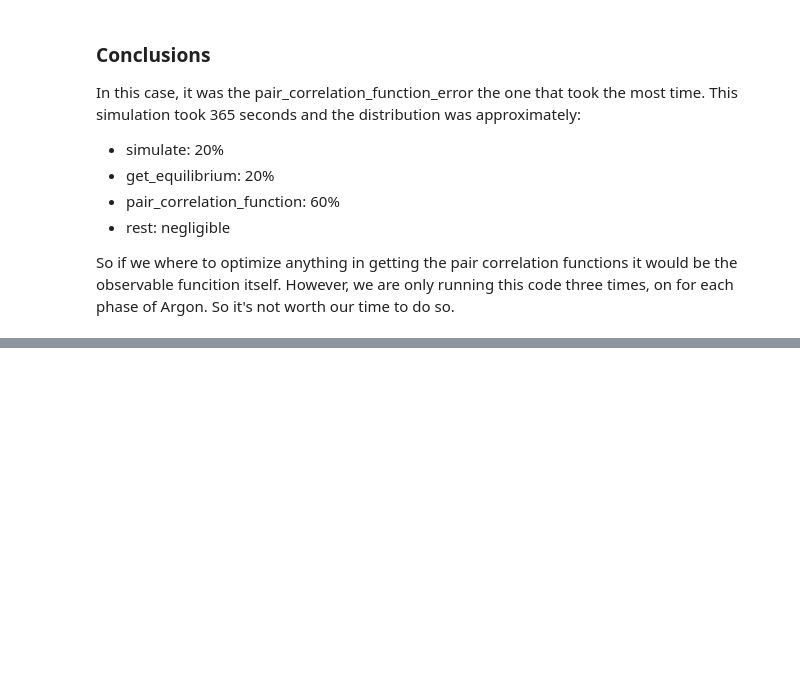
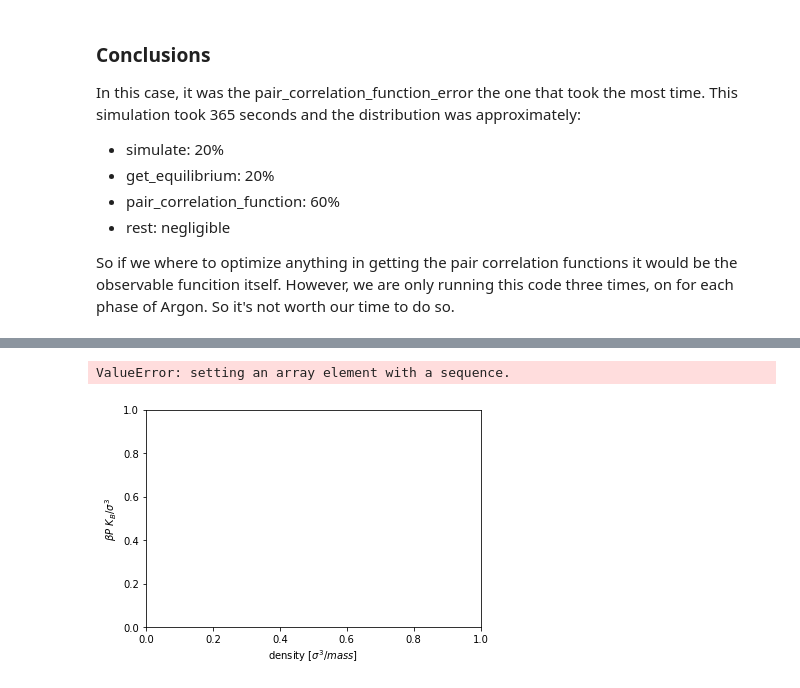
Before and after one commit to abermejillo/molecular_dynamics_argon, a Jupyter notebook: results_report.ipynb, the cells around one changed output, grey strips where cells are left out. Saved outputs shown, nothing was run; the diff lists cells and outputs as text; code cells hidden in the pictures; blank space fills up the shorter version.

```diff
--- a/results_report.ipynb
+++ b/results_report.ipynb
@@ -32,8 +32,8 @@ num_tsteps = 500
 algorithm_method = "verlet" # options: "verlet" or "euler"
 # %%
 
-temp_init = 1
-temp_final = 2
+temp_init = 1.5
+temp_final = 2.5
 temp_step = 0.2
 
 temp_var = []
@@ -324,0 +270,30 @@ So if we where to optimize anything in getting the pair correlation functions it
+# %%
+density_init = RHO_conv*1000
+density_final = RHO_conv*2000
+density_step = RHO_conv*100
+
+density_var = []
+p_variation = []
+p_error = []
+beta_p = []
+beta_p_error = []
+b = int(((particle_num-1)/4)**(1/3)) + 1
+i = 1
+density_range = np.linspace(density_init, density_final, int((density_final-density_init)/density_step)+1)
+for density in density_range:
+    lattice_const = (particle_num/(b**3*density))**(1/3)
+    print("\rComputing pressure for density = ", density," || lattice constant = ", lattice_const, "|| step: ", i,"/",density_range.shape[0])
+    init_vel = sim.init_velocity(particle_num, temperature)
+    init_pos, box_length = sim.fcc_lattice(particle_num, lattice_const)
+    eq_reached = sim.get_equilibrium(init_pos, init_vel, num_tsteps, run_time/num_tsteps, box_length, temperature, "output_eq.csv", method=algorithm_method, resc_thr=[temperature_error, rescale_time])
+    eq_pos, eq_vel = sim.load_final_data("output_eq.csv")
+    temperature_eq = sim.temperature(eq_vel)
+    sim.simulate(eq_pos, eq_vel, num_tsteps, run_time/num_tsteps, box_length, "output.csv", method=algorithm_method)
+    # compute pressure
+    P,P_autocorr,P_blocking = obs.pressure_error("output.csv",temperature,box_length)
+    p_variation.append(P)
+    p_error.append(P_autocorr)
+    beta_p.append(P/temperature_eq)
+    beta_p_error.append(P_autocorr/temperature_eq)
+    density_var.append(density)
+    i += 1
@@ -324,0 +320,10 @@ So if we where to optimize anything in getting the pair correlation functions it
+# %%
+fig = plt.figure()
+ax = fig.add_subplot(111)
+ax.set_xlabel("density $[\sigma^3/mass]$")
+ax.set_ylabel("$\\beta P$ $K_B/\sigma^3$")
+plt.errorbar(density_var, beta_p, yerr = beta_p_error ,marker = ".")
+plt.show()
+# %% [output]
+ValueError: setting an array element with a sequence.
+[figure, added]
```
Also changed, not shown: parts of 14 cells of this notebook, 2 other files.
